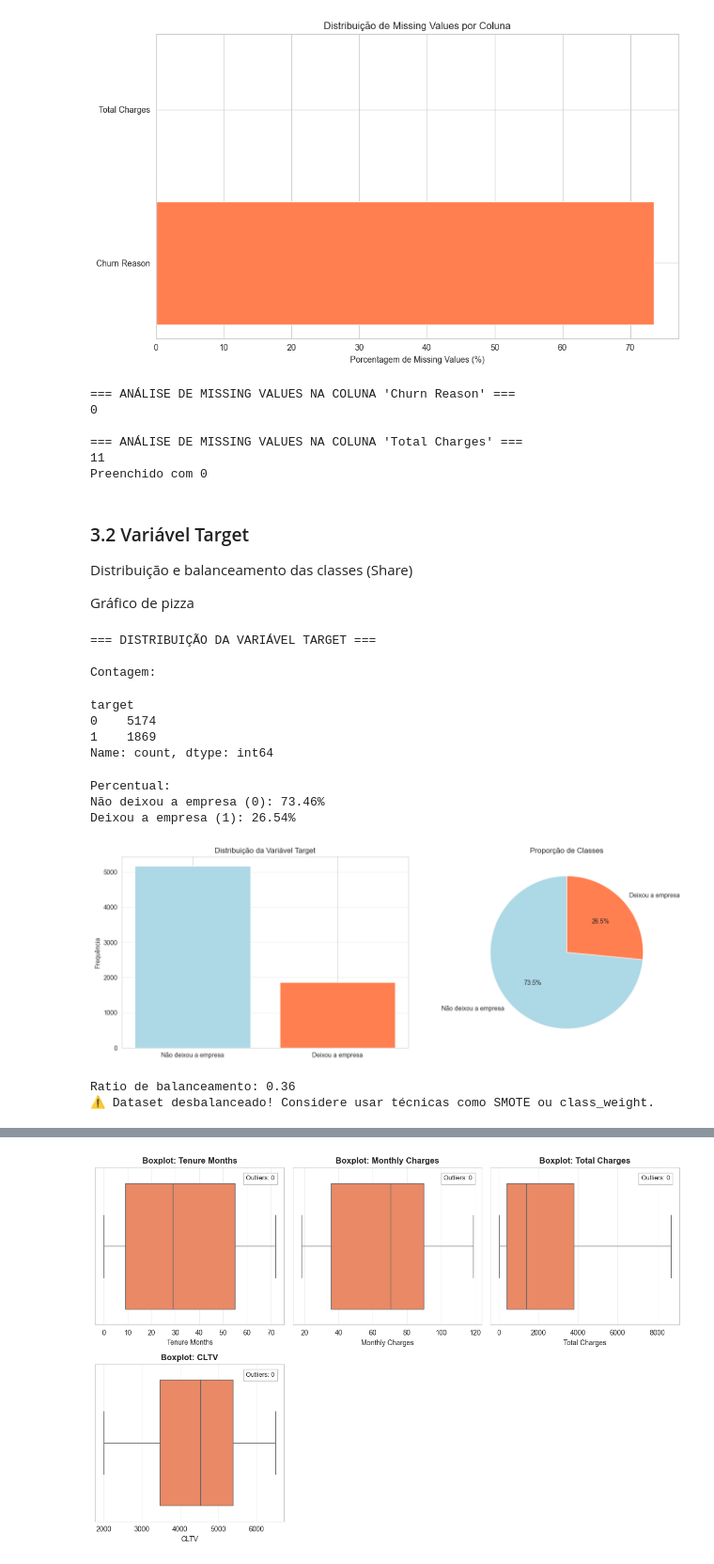
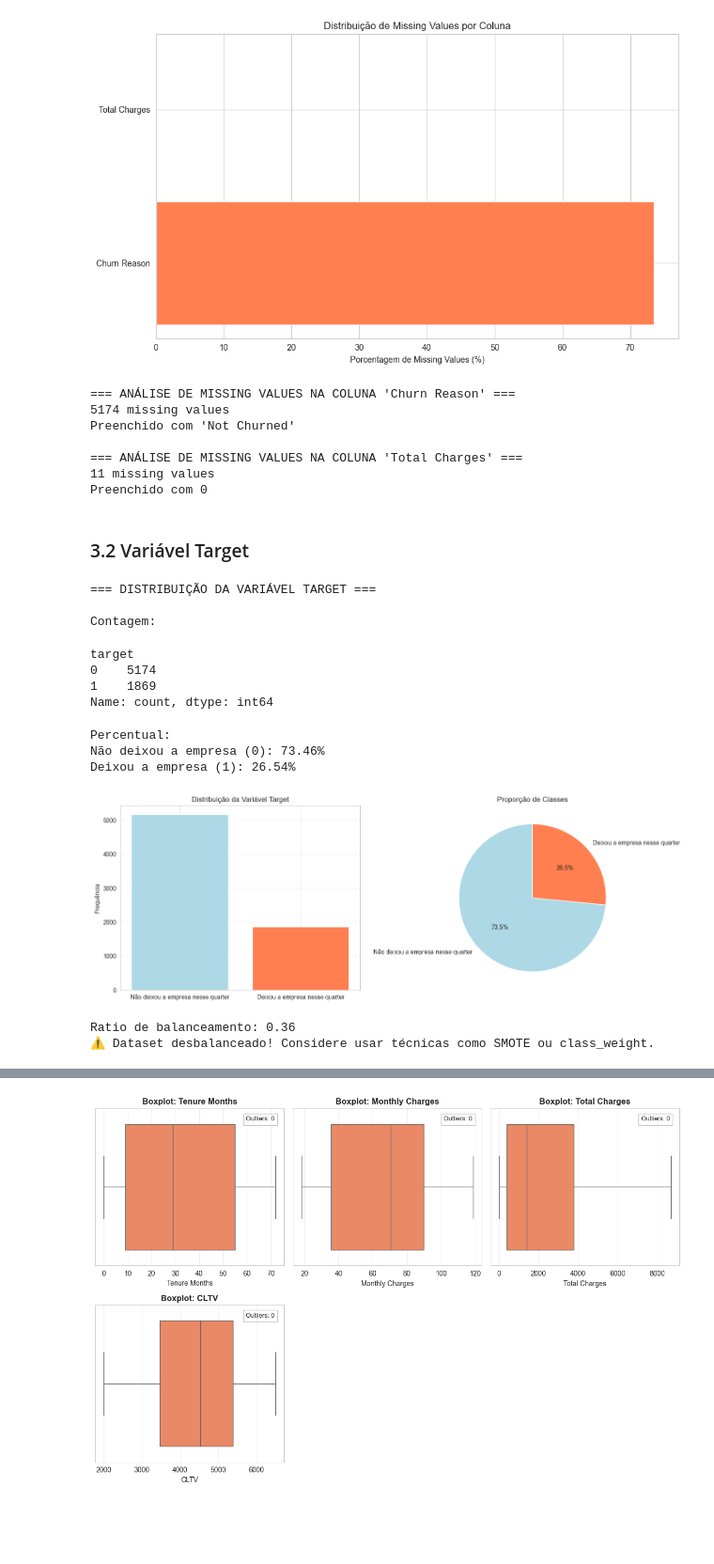
Before and after one commit to fiap-postech-ml-engineering/ml-churn-prediction, a Jupyter notebook: notebooks/01_eda_feature_engineering.ipynb, the cells around one changed output, grey strips where cells are left out. Shown at 94% size. Saved outputs shown, nothing was run; the diff lists cells and outputs as text; code cells hidden in the pictures; blank space fills up the shorter version.

```diff
--- a/notebooks/01_eda_feature_engineering.ipynb
+++ b/notebooks/01_eda_feature_engineering.ipynb
@@ -70,13 +103,14 @@ df[['Latitude', 'Longitude', 'Zip Code']] = df[['Latitude', 'Longitude', 'Zip Co
 # Tipando devidamente a variável `Total Charges`
 df['Total Charges'] = pd.to_numeric(df['Total Charges'], errors='coerce')
 
+# Renomear variável `Churn Value` para `target`
+df.rename(columns={'Churn Value': 'target'}, inplace=True)\
+
 print ("\n === COLUNAS NUMÉRICAS ===" )
 # lista das colunas numéricas
 num_cols = df.select_dtypes(include=['int64', 'float64']).columns.to_list()
+num_cols.remove('target')  # Remover a variável target da lista de colunas numéricas
 print(num_cols)
-
-# Renomear variável `Churn Value` para `target`
-df.rename(columns={'Churn Value': 'target'}, inplace=True)
 # %% [output]
 === INFORMAÇÕES GERAIS DO DATASET ===
 
@@ -147,27 +181,24 @@ Total Charges  Total Charges             11                0.16
 [figure]
 # %%
 print("=== ANÁLISE DE MISSING VALUES NA COLUNA 'Churn Reason' ===")
-print(df["Churn Reason"].isnull().sum())
+print(df["Churn Reason"].isnull().sum(), "missing values")
 df['Churn Reason'].fillna('Not churned', inplace=True)
-print("\n Preenchido com 'Not Churned'")
+print("Preenchido com 'Not Churned'")
 
 print("\n=== ANÁLISE DE MISSING VALUES NA COLUNA 'Total Charges' ===")
-print(df["Total Charges"].isnull().sum())
+print(df["Total Charges"].isnull().sum(), "missing values")
 df['Total Charges'].fillna(0, inplace=True)
 print("Preenchido com 0")
 # %% [output]
 === ANÁLISE DE MISSING VALUES NA COLUNA 'Churn Reason' ===
-0
+5174 missing values
+Preenchido com 'Not Churned'
 
 === ANÁLISE DE MISSING VALUES NA COLUNA 'Total Charges' ===
-11
+11 missing values
 Preenchido com 0
 # %% [markdown]
 ### 3.2 Variável Target
-
-Distribuição e balanceamento das classes (Share)
-
-Gráfico de pizza
 # %%
 print("=== DISTRIBUIÇÃO DA VARIÁVEL TARGET ===\n")
 target_counts = df['target'].value_counts()
@@ -184,38 +215,39 @@ for idx, pct in target_percentages.items():
 fig, axes = plt.subplots(1, 2, figsize=(14, 5))
 
 # Gráfico de barras
-axes[0].bar(['Não deixou a empresa', 'Deixou a empresa'], target_counts.values, color=['lightblue', 'coral'])
+axes[0].bar(['Não deixou a empresa nesse quarter', 'Deixou a empresa nesse quarter'],
+            target_counts.values, color=['lightblue', 'coral'])
 axes[0].set_ylabel('Frequência')
 axes[0].set_title('Distribuição da Variável Target')
 axes[0].grid(axis='y', alpha=0.3)
 
 # Gráfico de pizza
-axes[1].pie(target_counts.values, labels=['Não deixou a empresa', 'Deixou a empresa'],
+axes[1].pie(target_counts.values, labels=['Não deixou a empresa nesse quarter', 'Deixou a empresa nesse quarter'],
             autopct='%1.1f%%', colors=['lightblue', 'coral'], startangle=90)
 axes[1].set_title('Proporção de Classes')
 
 plt.tight_layout()
 plt.show()
 
 # Verificar se há desbalanceamento
 ratio = target_counts.min() / target_counts.max()
 print(f"\nRatio de balanceamento: {ratio:.2f}")
 if ratio < 0.5:
     print("⚠️ Dataset desbalanceado! Considere usar técnicas como SMOTE ou class_weight.")
 else:
     print("✓ Dataset razoavelmente balanceado.")
 # %% [output]
 === DISTRIBUIÇÃO DA VARIÁVEL TARGET ===
 
 Contagem:
 target
 0    5174
 1    1869
 Name: count, dtype: int64
 Percentual:
 Não deixou a empresa (0): 73.46%
 Deixou a empresa (1): 26.54%
-[figure, old version]
+[figure, new version]
 Ratio de balanceamento: 0.36
 ⚠️ Dataset desbalanceado! Considere usar técnicas como SMOTE ou class_weight.
 # %% [markdown]
```
Also changed, not shown: parts of 17 cells of this notebook.
